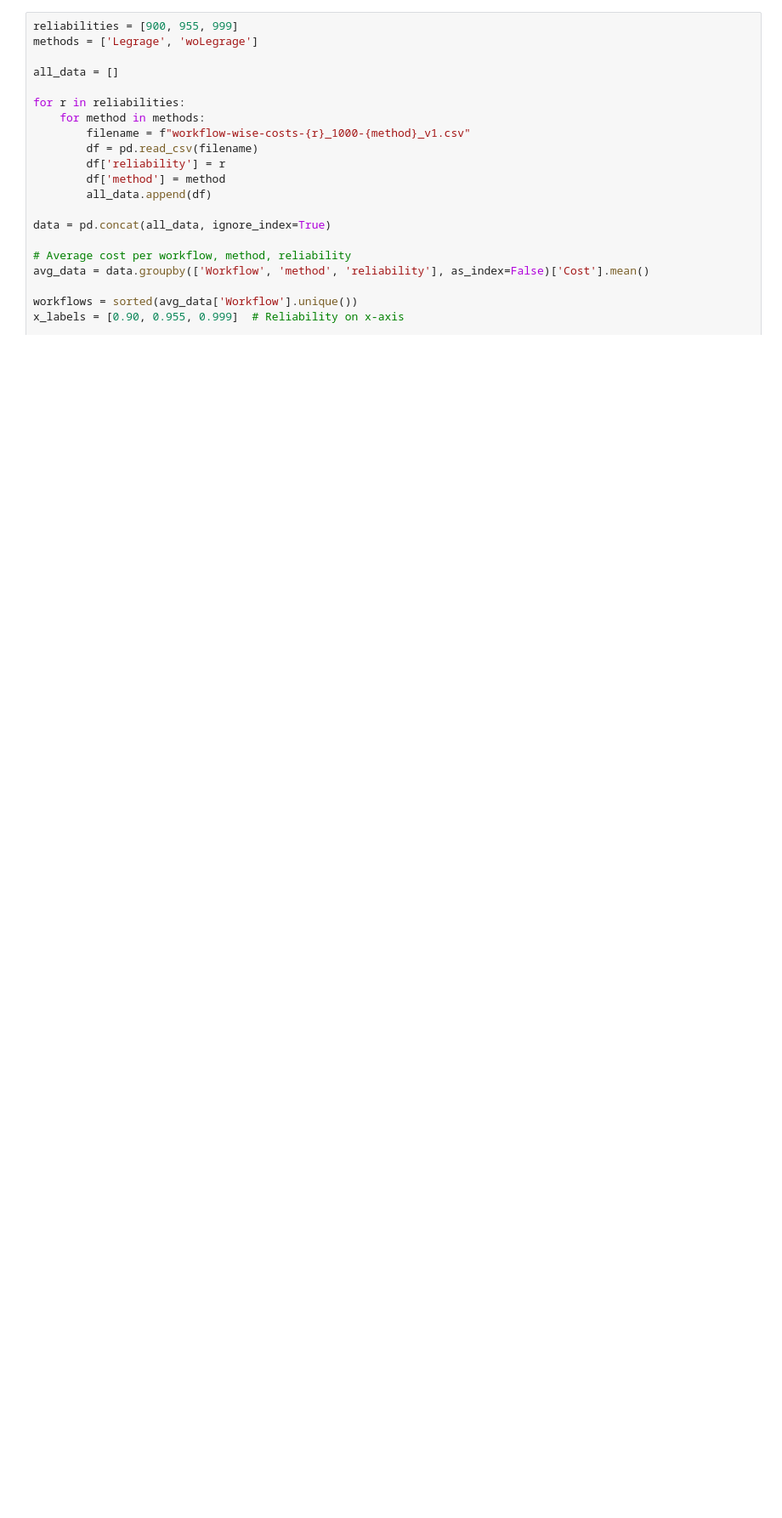
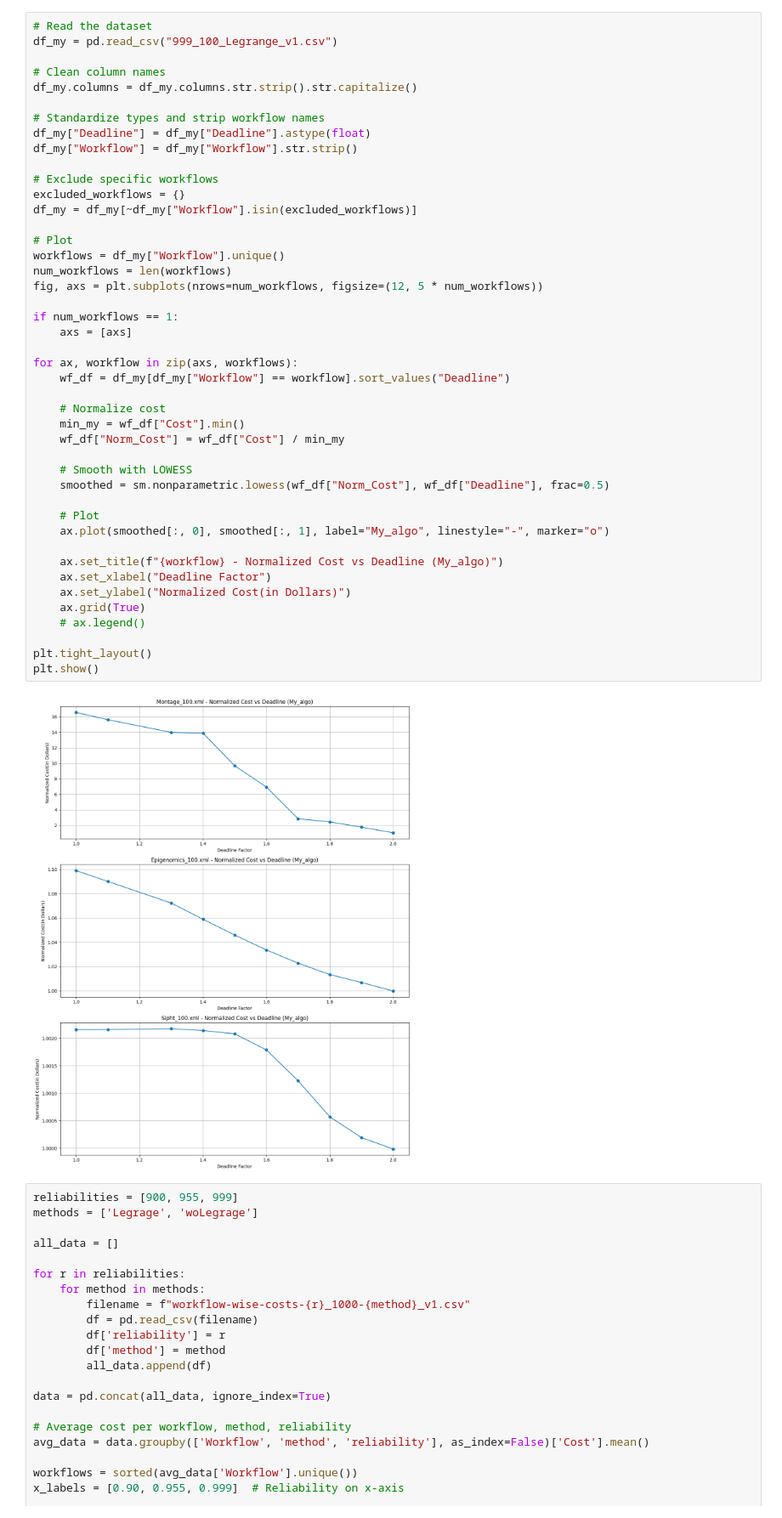
Before and after one commit to MauryaSamanta/workflow-scheduler, a Jupyter notebook: workflow/fresh.ipynb, the cells around one changed output. Shown: that part at 85% size. Drawn from its saved outputs; the diff is of its cells as text; blank space fills up the shorter version.

```diff
--- a/workflow/fresh.ipynb
+++ b/workflow/fresh.ipynb
@@ -49,6 +51,52 @@ plt.tight_layout()
 plt.show()
 # %% [output]
 [figure]
+# %%
+# Read the dataset
+df_my = pd.read_csv("999_100_Legrange_v1.csv")
+
+# Clean column names
+df_my.columns = df_my.columns.str.strip().str.capitalize()
+
+# Standardize types and strip workflow names
+df_my["Deadline"] = df_my["Deadline"].astype(float)
+df_my["Workflow"] = df_my["Workflow"].str.strip()
+
+# Exclude specific workflows
+excluded_workflows = {}
+df_my = df_my[~df_my["Workflow"].isin(excluded_workflows)]
+
+# Plot
+workflows = df_my["Workflow"].unique()
+num_workflows = len(workflows)
+fig, axs = plt.subplots(nrows=num_workflows, figsize=(12, 5 * num_workflows))
+
+if num_workflows == 1:
+    axs = [axs]
+
+for ax, workflow in zip(axs, workflows):
+    wf_df = df_my[df_my["Workflow"] == workflow].sort_values("Deadline")
+
+    # Normalize cost
+    min_my = wf_df["Cost"].min()
+    wf_df["Norm_Cost"] = wf_df["Cost"] / min_my
+
+    # Smooth with LOWESS
+    smoothed = sm.nonparametric.lowess(wf_df["Norm_Cost"], wf_df["Deadline"], frac=0.5)
+
+    # Plot
+    ax.plot(smoothed[:, 0], smoothed[:, 1], label="My_algo", linestyle="-", marker="o")
+
+    ax.set_title(f"{workflow} - Normalized Cost vs Deadline (My_algo)")
+    ax.set_xlabel("Deadline Factor")
+    ax.set_ylabel("Normalized Cost(in Dollars)")
+    ax.grid(True)
+    # ax.legend()
+
+plt.tight_layout()
+plt.show()
+# %% [output]
+[figure, added]
 # %%
 reliabilities = [900, 955, 999]
 methods = ['Legrage', 'woLegrage']
```
Also changed, not shown: parts of 7 cells of this notebook, 32 other files.
